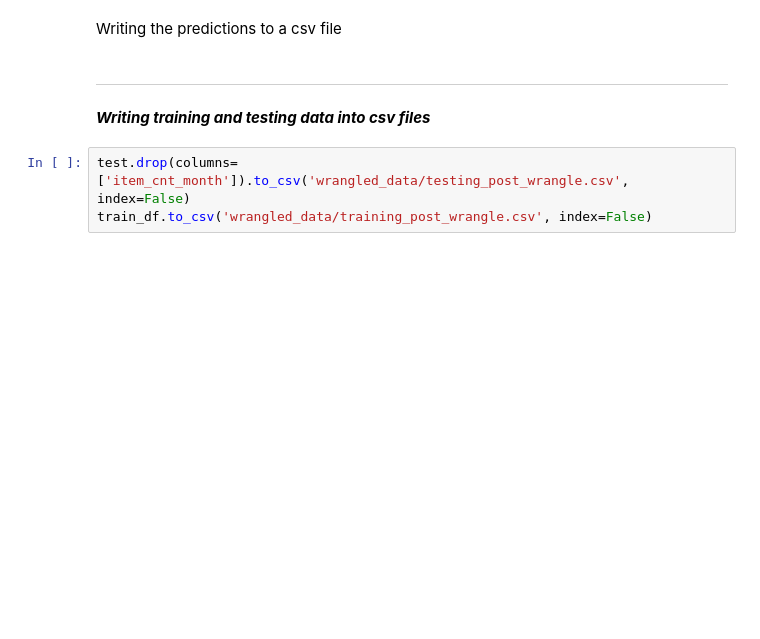
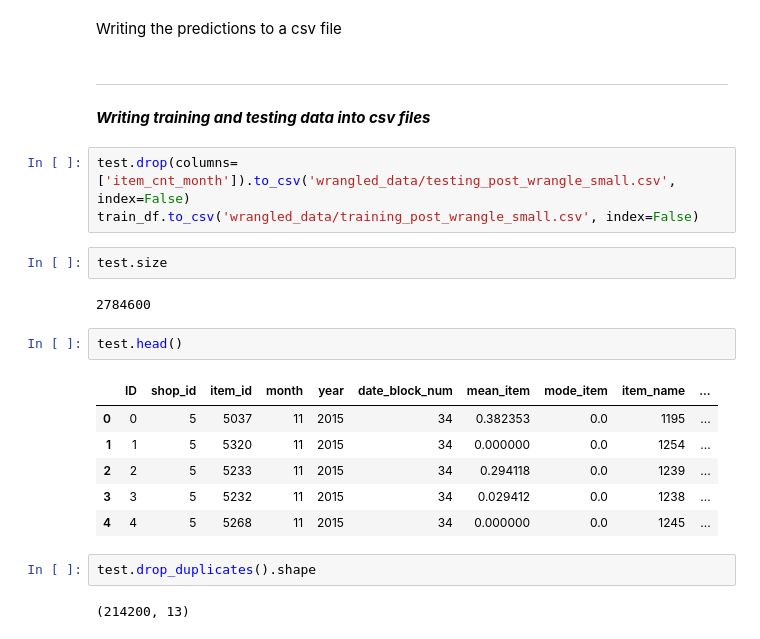
Before and after one commit to the-chiefdom/Predict_Future_Sales, a Jupyter notebook: 00_Wrangling_Exploratory.ipynb, the cells around one changed output. Drawn from its saved outputs; the diff is of its cells as text; blank space fills up the shorter version.

```diff
--- a/00_Wrangling_Exploratory.ipynb
+++ b/00_Wrangling_Exploratory.ipynb
@@ -474,5 +524,22 @@ Writing the predictions to a csv file
 ---
 ***Writing training and testing data into csv files***
 # %%
-test.drop(columns=['item_cnt_month']).to_csv('wrangled_data/testing_post_wrangle.csv', index=False)
-train_df.to_csv('wrangled_data/training_post_wrangle.csv', index=False)
+test.drop(columns=['item_cnt_month']).to_csv('wrangled_data/testing_post_wrangle_small.csv', index=False)
+train_df.to_csv('wrangled_data/training_post_wrangle_small.csv', index=False)
+# %%
+test.size
+# %% [output]
+2784600
+# %%
+test.head()
+# %% [output]
+|  | ID | shop_id | item_id | month | year | date_block_num | mean_item | mode_item | item_name | ... |
+| 0 | 0 | 5 | 5037 | 11 | 2015 | 34 | 0.382353 | 0.0 | 1195 | ... |
+| 1 | 1 | 5 | 5320 | 11 | 2015 | 34 | 0.000000 | 0.0 | 1254 | ... |
+| 2 | 2 | 5 | 5233 | 11 | 2015 | 34 | 0.294118 | 0.0 | 1239 | ... |
+| 3 | 3 | 5 | 5232 | 11 | 2015 | 34 | 0.029412 | 0.0 | 1238 | ... |
+| 4 | 4 | 5 | 5268 | 11 | 2015 | 34 | 0.000000 | 0.0 | 1245 | ... |
+# %%
+test.drop_duplicates().shape
+# %% [output]
+(214200, 13)
```
Also changed, not shown: parts of 23 cells of this notebook, 2 other files.
